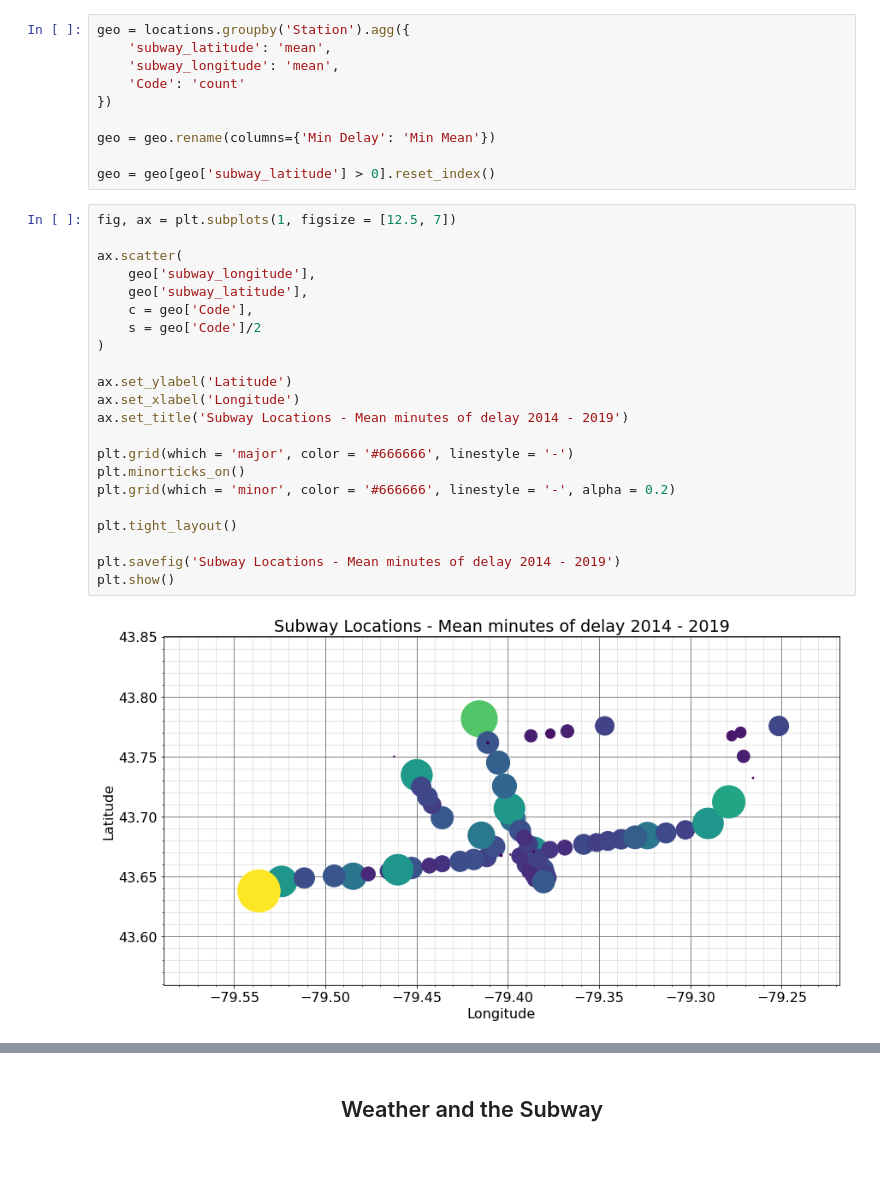
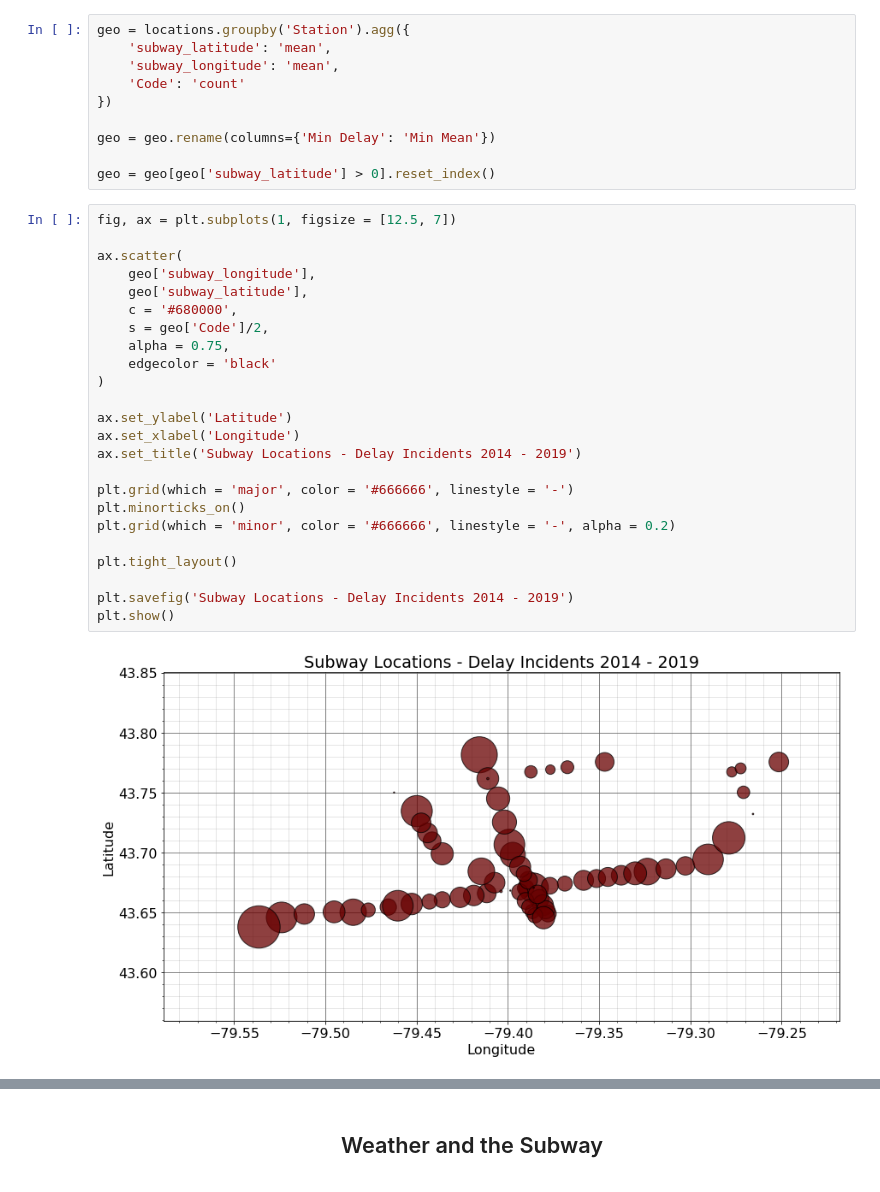
Before and after one commit to sishola/ttc-delays, a Jupyter notebook: SubwaySRT/subway_eda.ipynb, the cells around one changed output, grey strips where cells are left out. Saved outputs shown, nothing was run; the diff lists cells and outputs as text.

```diff
--- a/SubwaySRT/subway_eda.ipynb
+++ b/SubwaySRT/subway_eda.ipynb
@@ -132,25 +134,27 @@ geo = geo[geo['subway_latitude'] > 0].reset_index()
 # %%
 fig, ax = plt.subplots(1, figsize = [12.5, 7])
 
 ax.scatter(
     geo['subway_longitude'],
     geo['subway_latitude'],
-    c = geo['Code'],
-    s = geo['Code']/2
+    c = '#680000',
+    s = geo['Code']/2,
+    alpha = 0.75,
+    edgecolor = 'black'
 )
 
 ax.set_ylabel('Latitude')
 ax.set_xlabel('Longitude')
-ax.set_title('Subway Locations - Mean minutes of delay 2014 - 2019')
+ax.set_title('Subway Locations - Delay Incidents 2014 - 2019')
 
 plt.grid(which = 'major', color = '#666666', linestyle = '-')
 plt.minorticks_on()
 plt.grid(which = 'minor', color = '#666666', linestyle = '-', alpha = 0.2)
 
 plt.tight_layout()
 
-plt.savefig('Subway Locations - Mean minutes of delay 2014 - 2019')
+plt.savefig('Subway Locations - Delay Incidents 2014 - 2019')
 plt.show()
 # %% [output]
-[figure, old version]
+[figure, new version]
 # %%
```
Also changed, not shown: parts of 16 cells of this notebook, 12 other files.
